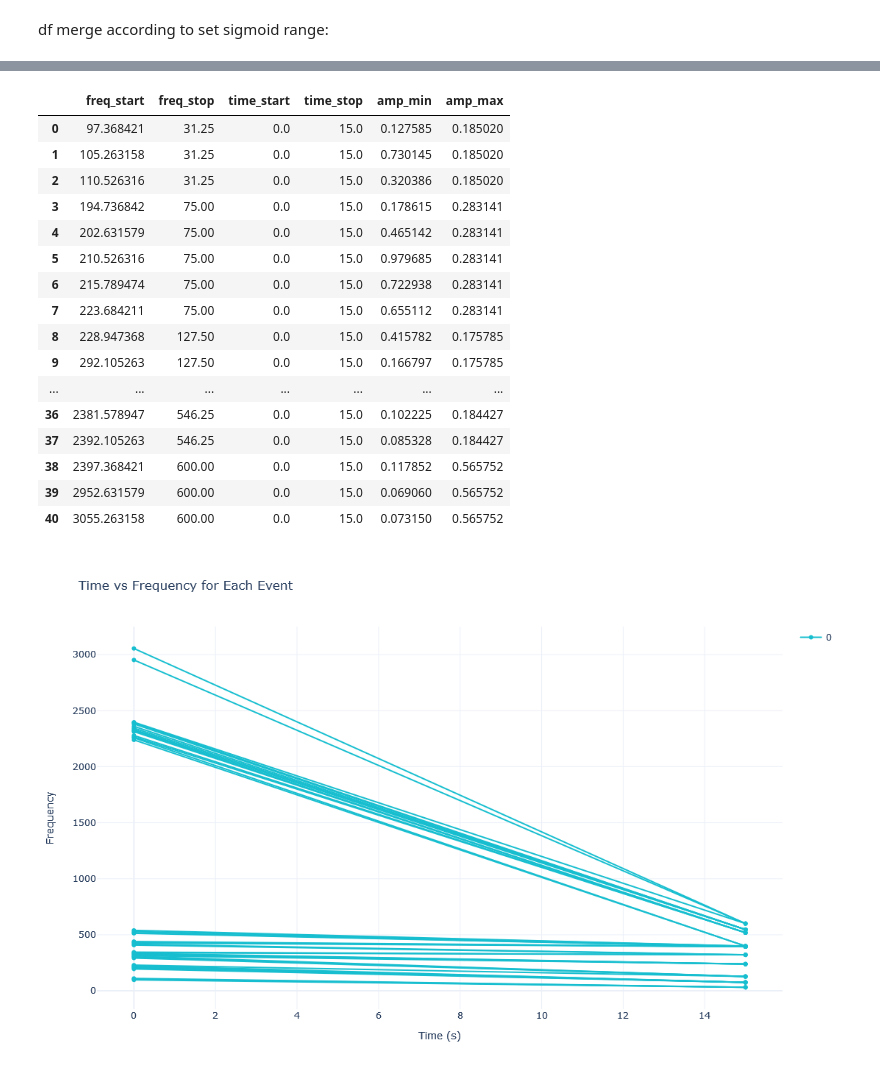
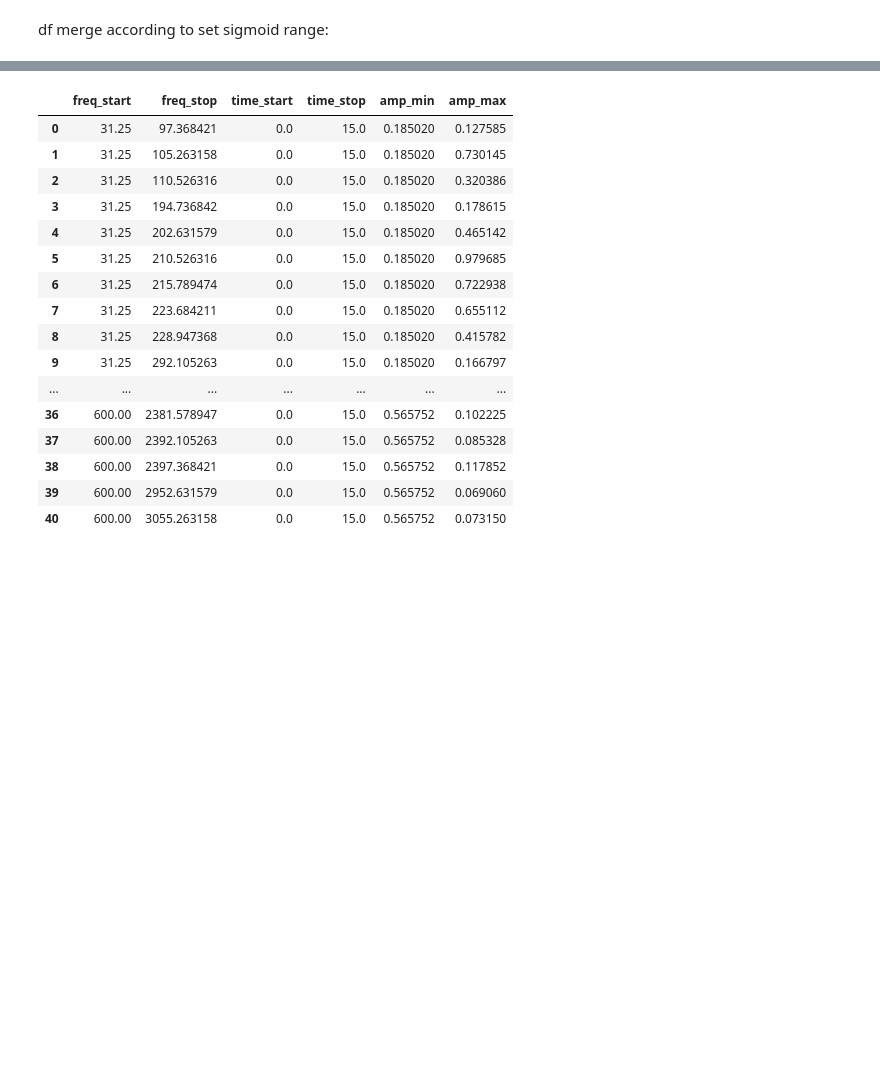
Before and after one commit to egorpol/audiospylt, a Jupyter notebook: 2df_merge.ipynb, the cells around one changed output, grey strips where cells are left out. Cells and saved outputs as stored; diff of their text form; code cells hidden in the pictures; blank space fills up the shorter version.

```diff
--- a/2df_merge.ipynb
+++ b/2df_merge.ipynb
@@ -5,8 +5,8 @@ import pandas as pd
 
 #load data from TSV
 
-df1 = pd.read_csv('speech1.tsv', delimiter='\t')
-df2 = pd.read_csv('conga3.tsv', delimiter='\t')
+df1 = pd.read_csv('tsv/speech1.tsv', delimiter='\t')
+df2 = pd.read_csv('tsv/conga3.tsv', delimiter='\t')
 # %%
 from multiplotter import plot_scatter
 
@@ -68,7 +41,8 @@ def swap_columns(df, cols1, cols2):
     temp_df[cols2] = df[cols1]
     return temp_df
 
-# Make equal copies of the original DataFrames
+# Make equal copies of the original DataFram
+
 df1_equal = df1.copy()
 df2_equal = df2.copy()
 
@@ -86,11 +60,11 @@ repeat_counts = [len(df_more) // len(df_less) + (1 if x < len(df_more) % len(df_
 df_less_repeated = pd.DataFrame(np.repeat(df_less.values, repeat_counts, axis=0), columns=df_less.columns)
 
 # Create a new df for final result
-result_df = df_more.copy()
+result_equal = df_more.copy()
 
-# Add the repeated df_less values to result_df
-result_df['freq_data_less'] = df_less_repeated['freq_data_less']
-result_df['amp_data_less'] = df_less_repeated['amp_data_less']
+# Add the repeated df_less values to result_equal
+result_equal['freq_data_less'] = df_less_repeated['freq_data_less']
+result_equal['amp_data_less'] = df_less_repeated['amp_data_less']
 
 # Rename the columns in the final DataFrame
 column_mapping = {
@@ -100,17 +74,17 @@ column_mapping = {
     'amp_data_less': 'amp_data2'
 }
 
-result_df = result_df.rename(columns=column_mapping)
+result_equal = result_equal.rename(columns=column_mapping)
 
 # Set this to True if you want to swap the columns
-should_swap = True
+should_swap = False
 
 # Swap columns if needed
 if should_swap:
     cols_to_swap1 = ['freq_data1', 'amp_data1']
     cols_to_swap2 = ['freq_data2', 'amp_data2']
-    result_df = swap_columns(result_df, cols_to_swap1, cols_to_swap2)
+    result_equal = swap_columns(result_equal, cols_to_swap1, cols_to_swap2)
 
-display(result_df)
+display(result_equal)
 # %% [output]
 |  | freq_data1 | amp_data1 | freq_data2 | amp_data2 |
@@ -366,7 +340,7 @@ plt.show()
 df merge according to set sigmoid range:
 # %%
 # Set the sigmoid range
-sigmoid_range = 6.1 # Set this to control the range of the sigmoid function for df_sigmoid_less
+sigmoid_range = 1.37 # Set this to control the range of the sigmoid function for df_sigmoid_less
 
 # Generate a sigmoid distribution for df_sigmoid_less
 num_bins_df_less = df_sigmoid_less.shape[0]
@@ -443,52 +419,49 @@ def process_df(input_df, freq_start_col, amp_start_col, freq_stop_col, amp_stop_
         amp_start_scaled = input_df[amp_start_col]
         amp_stop_max = input_df[amp_stop_col]
 
     # Overriding amplitude values if required
     if override_amp_value is not None:
         amp_min = [override_amp_value] * len(input_df)
         amp_max = [override_amp_value] * len(input_df)
     else:
         amp_min = amp_start_scaled
         amp_max = amp_stop_max
 
     new_data = {
         "freq_start": input_df[freq_start_col],
         "freq_stop": input_df[freq_stop_col],
         "time_start": [0.0] * len(input_df),
         "time_stop": [wave_stop_value] * len(input_df),
         "amp_min": amp_min,
         "amp_max": amp_max
     }
 
     return pd.DataFrame(new_data)
 
 wave_stop_value = 15.0
 override_amp_value = None
 scale_amp_value = True
 
 new_df = process_df(result_sigmoid, 'freq_data1', 'amp_data1', 'freq_data2', 'amp_data2', wave_stop_value, override_amp_value, scale_amp_value)
 display(new_df)
-
-plot_combined(dfs=[new_df])
 # %% [output]
 |  | freq_start | freq_stop | time_start | time_stop | amp_min | amp_max |
-| 0 | 97.368421 | 31.25 | 0.0 | 15.0 | 0.127585 | 0.185020 |
-| 1 | 105.263158 | 31.25 | 0.0 | 15.0 | 0.730145 | 0.185020 |
-| 2 | 110.526316 | 31.25 | 0.0 | 15.0 | 0.320386 | 0.185020 |
-| 3 | 194.736842 | 75.00 | 0.0 | 15.0 | 0.178615 | 0.283141 |
-| 4 | 202.631579 | 75.00 | 0.0 | 15.0 | 0.465142 | 0.283141 |
-| 5 | 210.526316 | 75.00 | 0.0 | 15.0 | 0.979685 | 0.283141 |
-| 6 | 215.789474 | 75.00 | 0.0 | 15.0 | 0.722938 | 0.283141 |
-| 7 | 223.684211 | 75.00 | 0.0 | 15.0 | 0.655112 | 0.283141 |
-| 8 | 228.947368 | 127.50 | 0.0 | 15.0 | 0.415782 | 0.175785 |
-| 9 | 292.105263 | 127.50 | 0.0 | 15.0 | 0.166797 | 0.175785 |
+| 0 | 31.25 | 97.368421 | 0.0 | 15.0 | 0.185020 | 0.127585 |
+| 1 | 31.25 | 105.263158 | 0.0 | 15.0 | 0.185020 | 0.730145 |
+| 2 | 31.25 | 110.526316 | 0.0 | 15.0 | 0.185020 | 0.320386 |
+| 3 | 31.25 | 194.736842 | 0.0 | 15.0 | 0.185020 | 0.178615 |
+| 4 | 31.25 | 202.631579 | 0.0 | 15.0 | 0.185020 | 0.465142 |
+| 5 | 31.25 | 210.526316 | 0.0 | 15.0 | 0.185020 | 0.979685 |
+| 6 | 31.25 | 215.789474 | 0.0 | 15.0 | 0.185020 | 0.722938 |
+| 7 | 31.25 | 223.684211 | 0.0 | 15.0 | 0.185020 | 0.655112 |
+| 8 | 31.25 | 228.947368 | 0.0 | 15.0 | 0.185020 | 0.415782 |
+| 9 | 31.25 | 292.105263 | 0.0 | 15.0 | 0.185020 | 0.166797 |
 | ... | ... | ... | ... | ... | ... | ... |
-| 36 | 2381.578947 | 546.25 | 0.0 | 15.0 | 0.102225 | 0.184427 |
-| 37 | 2392.105263 | 546.25 | 0.0 | 15.0 | 0.085328 | 0.184427 |
-| 38 | 2397.368421 | 600.00 | 0.0 | 15.0 | 0.117852 | 0.565752 |
-| 39 | 2952.631579 | 600.00 | 0.0 | 15.0 | 0.069060 | 0.565752 |
-| 40 | 3055.263158 | 600.00 | 0.0 | 15.0 | 0.073150 | 0.565752 |
+| 36 | 600.00 | 2381.578947 | 0.0 | 15.0 | 0.565752 | 0.102225 |
+| 37 | 600.00 | 2392.105263 | 0.0 | 15.0 | 0.565752 | 0.085328 |
+| 38 | 600.00 | 2397.368421 | 0.0 | 15.0 | 0.565752 | 0.117852 |
+| 39 | 600.00 | 2952.631579 | 0.0 | 15.0 | 0.565752 | 0.069060 |
+| 40 | 600.00 | 3055.263158 | 0.0 | 15.0 | 0.565752 | 0.073150 |
-[figure, removed]
 # %%
 import os
 from datetime import datetime
```
Also changed, not shown: parts of 6 cells of this notebook, 10 other files.
